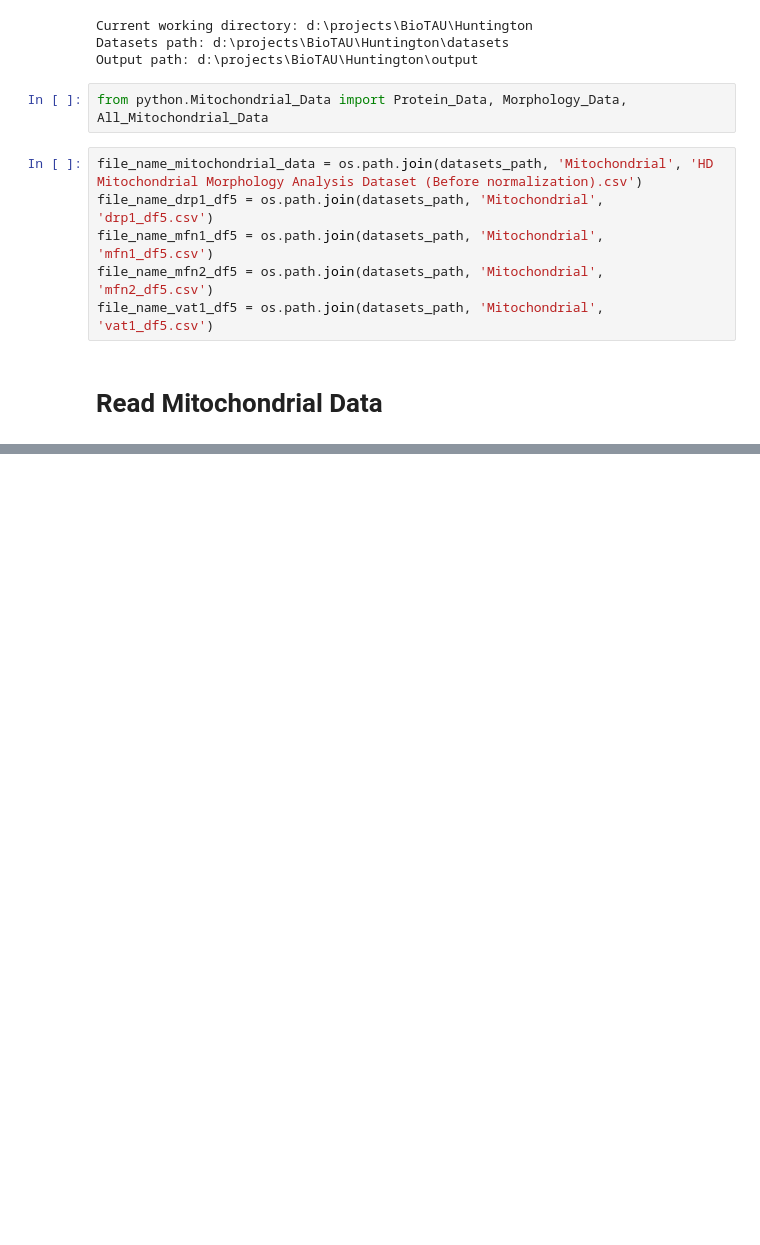
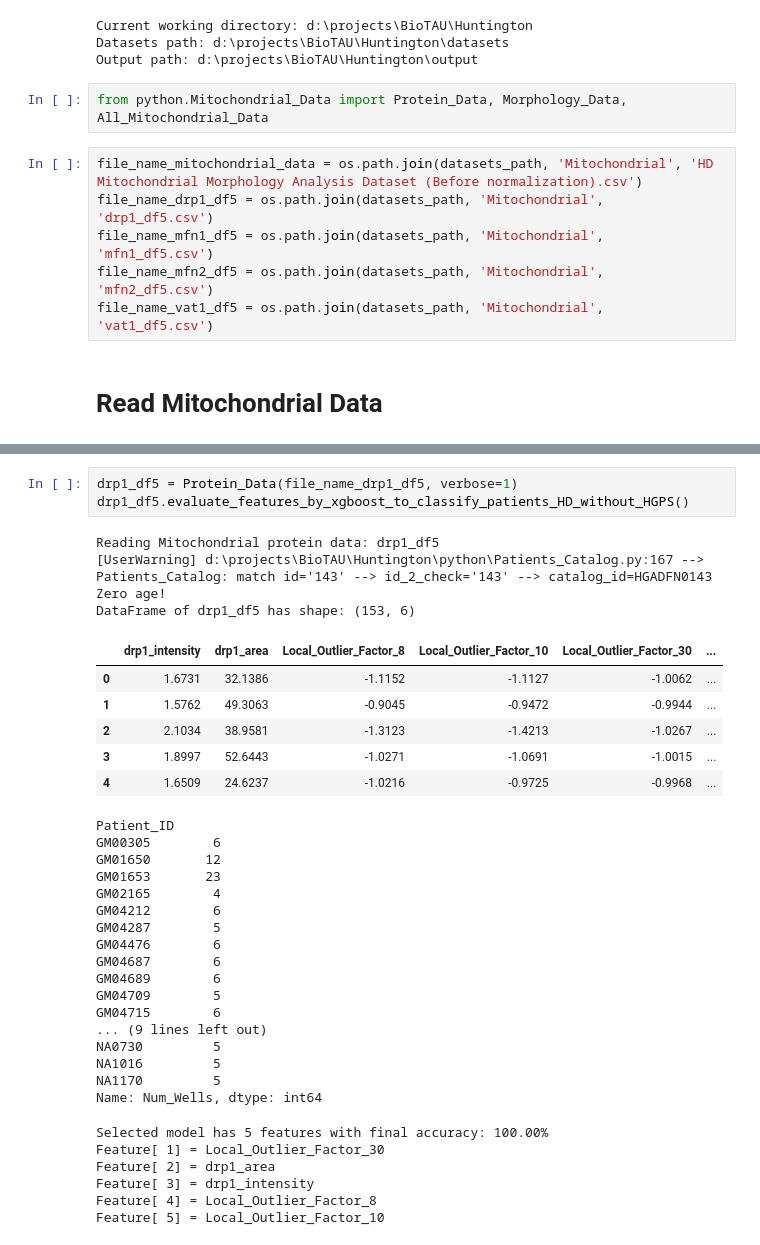
Before and after one commit to drormeir/Huntington, a Jupyter notebook: notebooks/Mitochondrial_Notebook.ipynb, the cells around one changed output, grey strips where cells are left out. Saved outputs shown, nothing was run; the diff lists cells and outputs as text; blank space fills up the shorter version.

Commit message:
xgboost with test on all patients

```diff
--- a/notebooks/Mitochondrial_Notebook.ipynb
+++ b/notebooks/Mitochondrial_Notebook.ipynb
@@ -263,0 +82,36 @@ Name: Num_Wells, dtype: int64
+# %%
+drp1_df5 = Protein_Data(file_name_drp1_df5, verbose=1)
+drp1_df5.evaluate_features_by_xgboost_to_classify_patients_HD_without_HGPS()
+# %% [output]
+Reading Mitochondrial protein data: drp1_df5
+[UserWarning] d:\projects\BioTAU\Huntington\python\Patients_Catalog.py:167 --> Patients_Catalog: match id='143' --> id_2_check='143' --> catalog_id=HGADFN0143  Zero age!
+DataFrame of drp1_df5 has shape: (153, 6)
+|  | drp1_intensity | drp1_area | Local_Outlier_Factor_8 | Local_Outlier_Factor_10 | Local_Outlier_Factor_30 | ... |
+| 0 | 1.6731 | 32.1386 | -1.1152 | -1.1127 | -1.0062 | ... |
+| 1 | 1.5762 | 49.3063 | -0.9045 | -0.9472 | -0.9944 | ... |
+| 2 | 2.1034 | 38.9581 | -1.3123 | -1.4213 | -1.0267 | ... |
+| 3 | 1.8997 | 52.6443 | -1.0271 | -1.0691 | -1.0015 | ... |
+| 4 | 1.6509 | 24.6237 | -1.0216 | -0.9725 | -0.9968 | ... |
+Patient_ID
+GM00305        6
+GM01650       12
+GM01653       23
+GM02165        4
+GM04212        6
+GM04287        5
+GM04476        6
+GM04687        6
+GM04689        6
+GM04709        5
+GM04715        6
+... (9 lines left out)
+NA0730         5
+NA1016         5
+NA1170         5
+Name: Num_Wells, dtype: int64
+Selected model has 5 features with final accuracy: 100.00%
+Feature[ 1] = Local_Outlier_Factor_30
+Feature[ 2] = drp1_area
+Feature[ 3] = drp1_intensity
+Feature[ 4] = Local_Outlier_Factor_8
+Feature[ 5] = Local_Outlier_Factor_10
```
Also changed, not shown: parts of 6 cells of this notebook, 4 other files.
